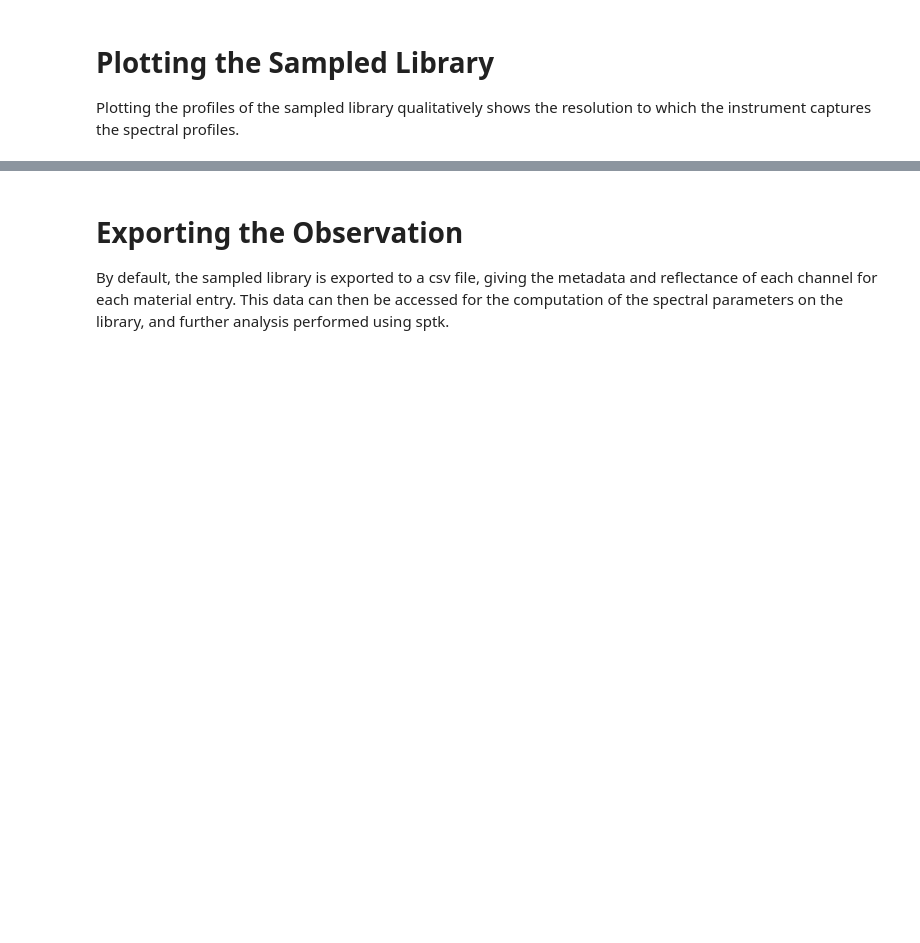
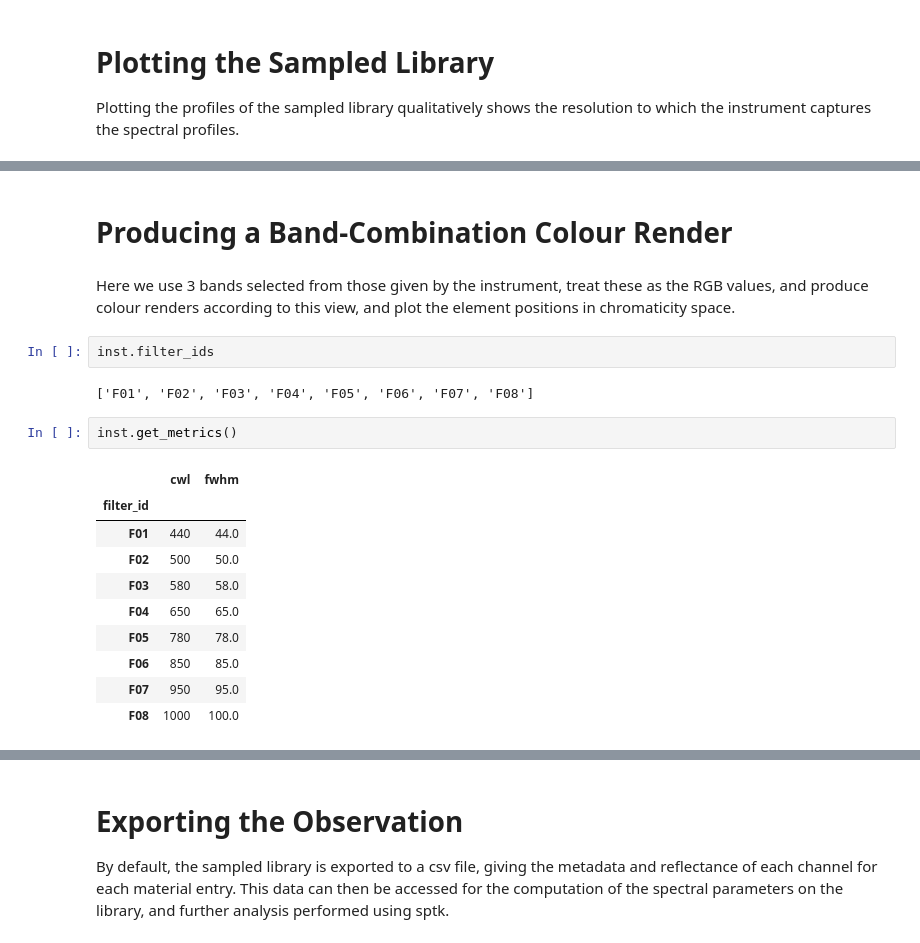
Before and after one commit to rbstabbins/sptk, a Jupyter notebook: examples/observation_example.ipynb, the cells around one changed output, grey strips where cells are left out. Cells and saved outputs as stored; diff of their text form; blank space fills up the shorter version.

```diff
--- a/examples/observation_example.ipynb
+++ b/examples/observation_example.ipynb
@@ -86,0 +101,21 @@ obs.plot_profiles()
+# %% [markdown]
+# Producing a Band-Combination Colour Render
+# %% [markdown]
+Here we use 3 bands selected from those given by the instrument, treat these as the RGB values, and produce colour renders according to this view, and plot the element positions in chromaticity space.
+# %%
+inst.filter_ids
+# %% [output]
+['F01', 'F02', 'F03', 'F04', 'F05', 'F06', 'F07', 'F08']
+# %%
+inst.get_metrics()
+# %% [output]
+|  | cwl | fwhm |
+| filter_id |  |  |
+| F01 | 440 | 44.0 |
+| F02 | 500 | 50.0 |
+| F03 | 580 | 58.0 |
+| F04 | 650 | 65.0 |
+| F05 | 780 | 78.0 |
+| F06 | 850 | 85.0 |
+| F07 | 950 | 95.0 |
+| F08 | 1000 | 100.0 |
```
Also changed, not shown: parts of 5 cells of this notebook, 4 other files.
